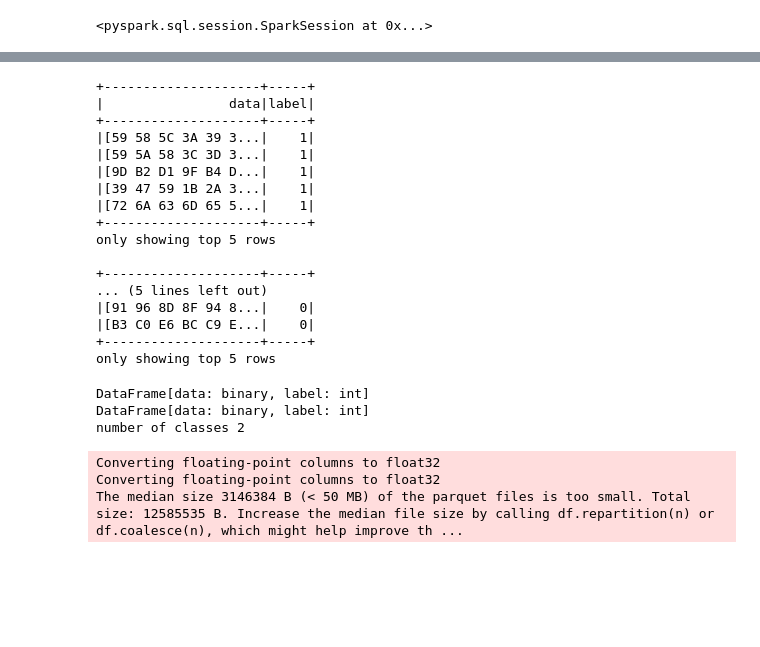
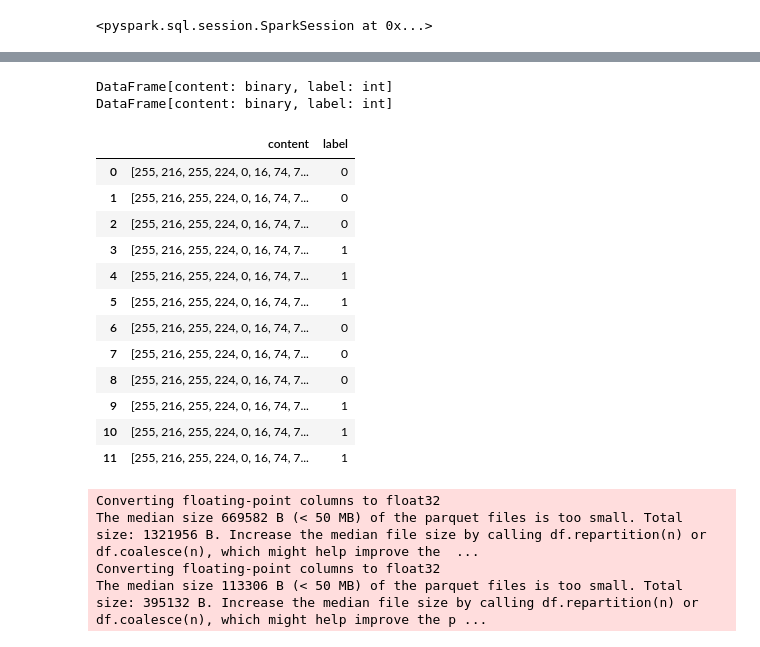
Before and after one commit to cosimo-schiavoni/Massive_Data_Project, a Jupyter notebook: Downloads.ipynb, the cells around one changed output, grey strips where cells are left out. Drawn from its saved outputs; the diff is of its cells as text; code cells hidden in the pictures; blank space fills up the shorter version.

```diff
--- a/Downloads.ipynb
+++ b/Downloads.ipynb
@@ -148,29 +179,8 @@ df_faces = spark.read.format("image").load(".//Face_Comics_data//faces").withCol
 df_comics = df_comics.select(col("image.data"),col("label"))
 df_faces = df_faces.select(col("image.data"),col("label"))
 
-#before to cale use just top 20
-df_comics = df_comics
-df_faces = df_faces
-df_comics.show(5)
-df_faces.show(5)
+#df_comics.show(5)
+#df_faces.show(5)
-# %% [output]
-+--------------------+-----+
-|                data|label|
-+--------------------+-----+
-|[59 58 5C 3A 39 3...|    1|
-|[59 5A 58 3C 3D 3...|    1|
-|[9D B2 D1 9F B4 D...|    1|
-|[39 47 59 1B 2A 3...|    1|
-|[72 6A 63 6D 65 5...|    1|
-+--------------------+-----+
-only showing top 5 rows
-
-+--------------------+-----+
-... (5 lines left out)
-|[91 96 8D 8F 94 8...|    0|
-|[B3 C0 E6 BC C9 E...|    0|
-+--------------------+-----+
-only showing top 5 rows
 # %%
 #Read images and Create training & test DataFrames for transfer learning
 #Shuffle Data
@@ -191,10 +201,9 @@ val_df = faces_validation.unionAll(comics_validation)
 #dataframe for testing the classification model
 test_df = faces_test.unionAll(comics_test)
 
-num_classes = test_df.select("label").distinct().count()
+#num_classes = test_df.select("label").distinct().count()
 train_df = train_df.repartition(2)
-print("number of classes", num_classes)
+#print("number of classes", num_classes)
 # %% [output]
-DataFrame[data: binary, label: int]
-DataFrame[data: binary, label: int]
-number of classes 2
+DataFrame[content: binary, label: int]
+DataFrame[content: binary, label: int]
@@ -245,9 +257,23 @@ transform_spec_fn = TransformSpec(
     selected_fields = ['features','label']
 )
 # %%
-#import pandas as pd
-#pd_batch0 = train_df.toPandas()
-#pd_batch0
+import pandas as pd
+pd_batch0 = train_df.toPandas()
+pd_batch0
+# %% [output]
+|  | content | label |
+| 0 | [255, 216, 255, 224, 0, 16, 74, 7... | 0 |
+| 1 | [255, 216, 255, 224, 0, 16, 74, 7... | 0 |
+| 2 | [255, 216, 255, 224, 0, 16, 74, 7... | 0 |
+| 3 | [255, 216, 255, 224, 0, 16, 74, 7... | 1 |
+| 4 | [255, 216, 255, 224, 0, 16, 74, 7... | 1 |
+| 5 | [255, 216, 255, 224, 0, 16, 74, 7... | 1 |
+| 6 | [255, 216, 255, 224, 0, 16, 74, 7... | 0 |
+| 7 | [255, 216, 255, 224, 0, 16, 74, 7... | 0 |
+| 8 | [255, 216, 255, 224, 0, 16, 74, 7... | 0 |
+| 9 | [255, 216, 255, 224, 0, 16, 74, 7... | 1 |
+| 10 | [255, 216, 255, 224, 0, 16, 74, 7... | 1 |
+| 11 | [255, 216, 255, 224, 0, 16, 74, 7... | 1 |
 # %%
 spark.conf.set(SparkDatasetConverter.PARENT_CACHE_DIR_URL_CONF, "file:/content/staging")
 
@@ -255,8 +281,9 @@ converter_train = make_spark_converter(train_df)
 converter_val = make_spark_converter(val_df)
 # %% [output]
 Converting floating-point columns to float32
+The median size 669582 B (< 50 MB) of the parquet files is too small. Total size: 1321956 B. Increase the median file size by calling df.repartition(n) or df.coalesce(n), which might help improve the  ...
 Converting floating-point columns to float32
-The median size 3146384 B (< 50 MB) of the parquet files is too small. Total size: 12585535 B. Increase the median file size by calling df.repartition(n) or df.coalesce(n), which might help improve th ...
+The median size 113306 B (< 50 MB) of the parquet files is too small. Total size: 395132 B. Increase the median file size by calling df.repartition(n) or df.coalesce(n), which might help improve the p ...
 # %%
 """#def training_and_validation():
   with  converter_train.make_tf_dataset(transform_spec=transform_spec_fn,
```
Also changed, not shown: parts of 14 cells of this notebook.
